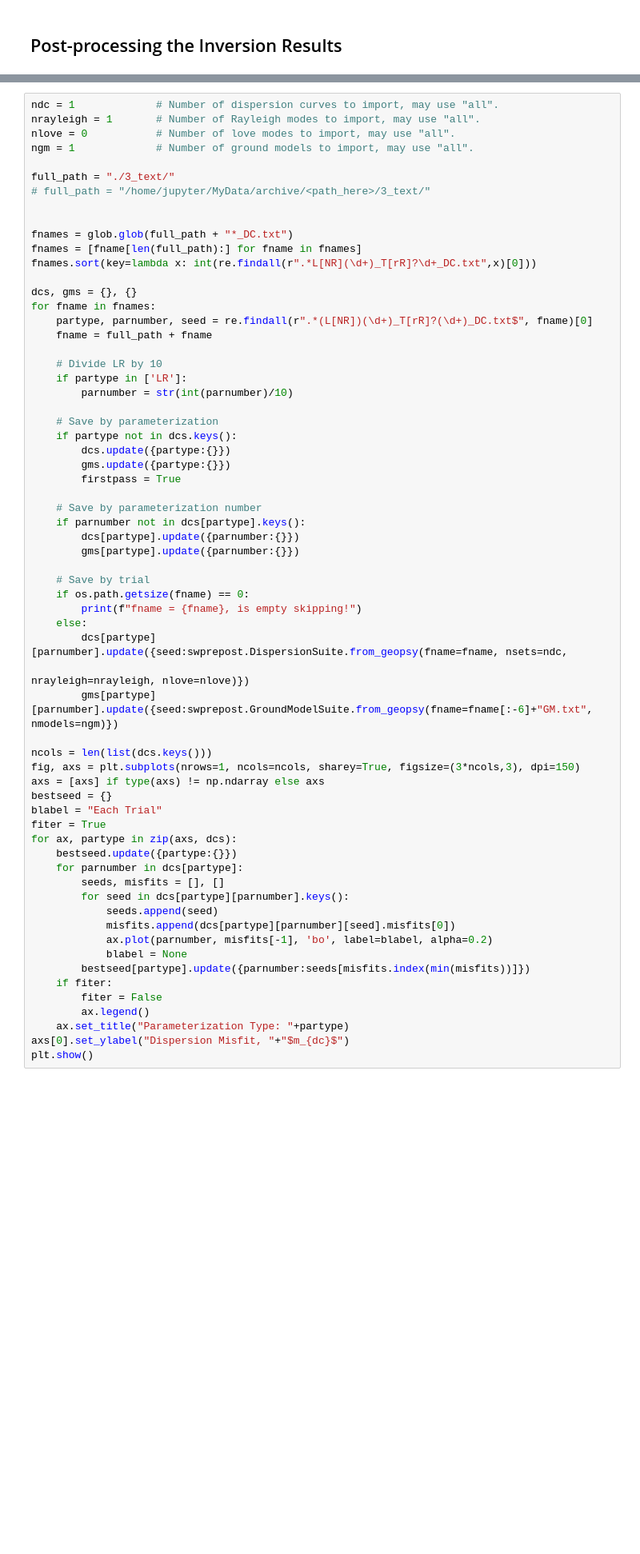
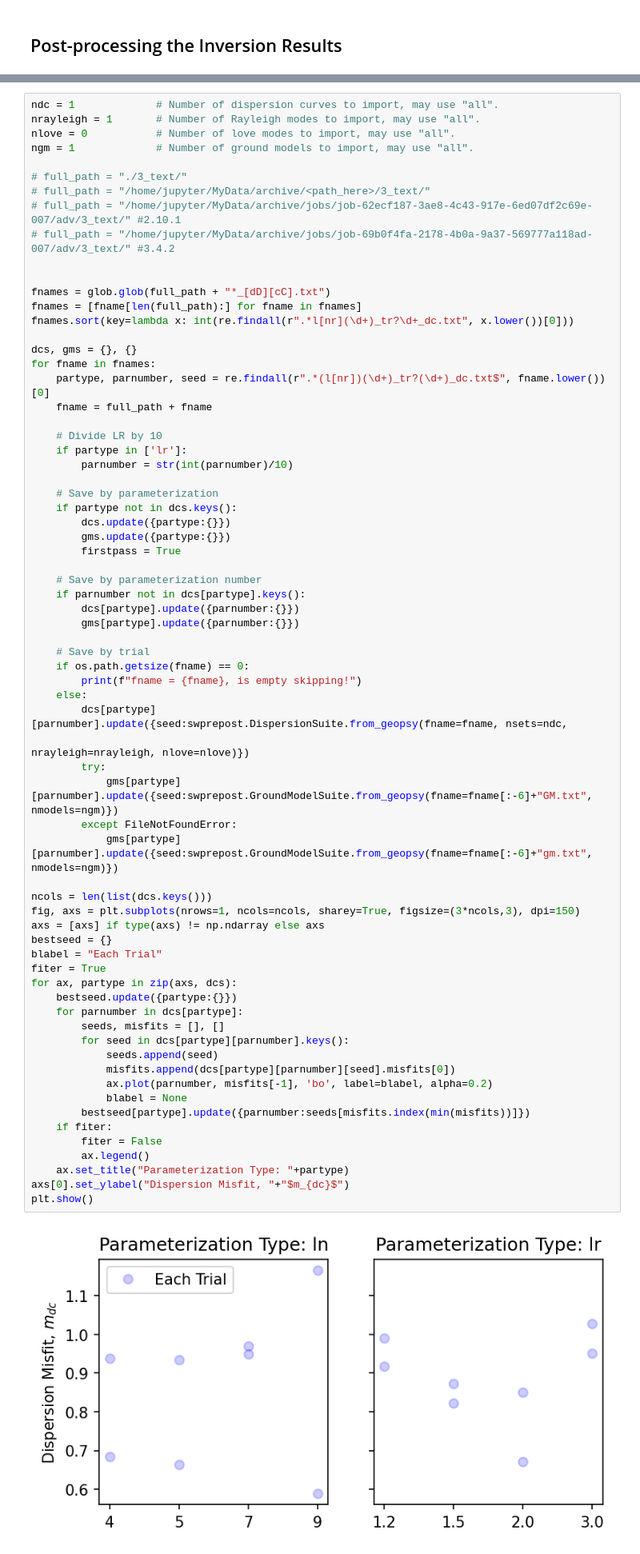
Before and after one commit to jpvantassel/swprepost, a Jupyter notebook: examples/adv/example_swinvert_workflow.ipynb, the cells around one changed output, grey strips where cells are left out. Shown at 80% size. Drawn from its saved outputs; the diff is of its cells as text; blank space fills up the shorter version.

```diff
--- a/examples/adv/example_swinvert_workflow.ipynb
+++ b/examples/adv/example_swinvert_workflow.ipynb
@@ -480,21 +557,23 @@ nrayleigh = 1       # Number of Rayleigh modes to import, may use "all".
 nlove = 0           # Number of love modes to import, may use "all".
 ngm = 1             # Number of ground models to import, may use "all".
 
-full_path = "./3_text/"
+# full_path = "./3_text/"
 # full_path = "/home/jupyter/MyData/archive/<path_here>/3_text/"
+# full_path = "/home/jupyter/MyData/archive/jobs/job-62ecf187-3ae8-4c43-917e-6ed07df2c69e-007/adv/3_text/" #2.10.1
+# full_path = "/home/jupyter/MyData/archive/jobs/job-69b0f4fa-2178-4b0a-9a37-569777a118ad-007/adv/3_text/" #3.4.2
 
 
-fnames = glob.glob(full_path + "*_DC.txt")
+fnames = glob.glob(full_path + "*_[dD][cC].txt")
 fnames = [fname[len(full_path):] for fname in fnames]
-fnames.sort(key=lambda x: int(re.findall(r".*L[NR](\d+)_T[rR]?\d+_DC.txt",x)[0]))
+fnames.sort(key=lambda x: int(re.findall(r".*l[nr](\d+)_tr?\d+_dc.txt", x.lower())[0]))
 
 dcs, gms = {}, {}
 for fname in fnames:
-    partype, parnumber, seed = re.findall(r".*(L[NR])(\d+)_T[rR]?(\d+)_DC.txt$", fname)[0]
+    partype, parnumber, seed = re.findall(r".*(l[nr])(\d+)_tr?(\d+)_dc.txt$", fname.lower())[0]
     fname = full_path + fname
 
     # Divide LR by 10
-    if partype in ['LR']:
+    if partype in ['lr']:
         parnumber = str(int(parnumber)/10)
 
     # Save by parameterization
@@ -510,34 +589,39 @@ for fname in fnames:
 
     # Save by trial
     if os.path.getsize(fname) == 0:
         print(f"fname = {fname}, is empty skipping!")
     else:
         dcs[partype][parnumber].update({seed:swprepost.DispersionSuite.from_geopsy(fname=fname, nsets=ndc,
                                                                                    nrayleigh=nrayleigh, nlove=nlove)})
-        gms[partype][parnumber].update({seed:swprepost.GroundModelSuite.from_geopsy(fname=fname[:-6]+"GM.txt", nmodels=ngm)})
+        try:
+            gms[partype][parnumber].update({seed:swprepost.GroundModelSuite.from_geopsy(fname=fname[:-6]+"GM.txt", nmodels=ngm)})
+        except FileNotFoundError:
+            gms[partype][parnumber].update({seed:swprepost.GroundModelSuite.from_geopsy(fname=fname[:-6]+"gm.txt", nmodels=ngm)})
 
 ncols = len(list(dcs.keys()))
 fig, axs = plt.subplots(nrows=1, ncols=ncols, sharey=True, figsize=(3*ncols,3), dpi=150)
 axs = [axs] if type(axs) != np.ndarray else axs
 bestseed = {}
 blabel = "Each Trial"
 fiter = True
 for ax, partype in zip(axs, dcs):
     bestseed.update({partype:{}})
     for parnumber in dcs[partype]:
         seeds, misfits = [], []
         for seed in dcs[partype][parnumber].keys():
             seeds.append(seed)
             misfits.append(dcs[partype][parnumber][seed].misfits[0])
             ax.plot(parnumber, misfits[-1], 'bo', label=blabel, alpha=0.2)
             blabel = None
         bestseed[partype].update({parnumber:seeds[misfits.index(min(misfits))]})
     if fiter:
         fiter = False
         ax.legend()
     ax.set_title("Parameterization Type: "+partype)
 axs[0].set_ylabel("Dispersion Misfit, "+"$m_{dc}$")
 plt.show()
+# %% [output]
+[figure, added]
 # %% [markdown]
 ### General Settings
 
```
Also changed, not shown: parts of 14 cells of this notebook.
